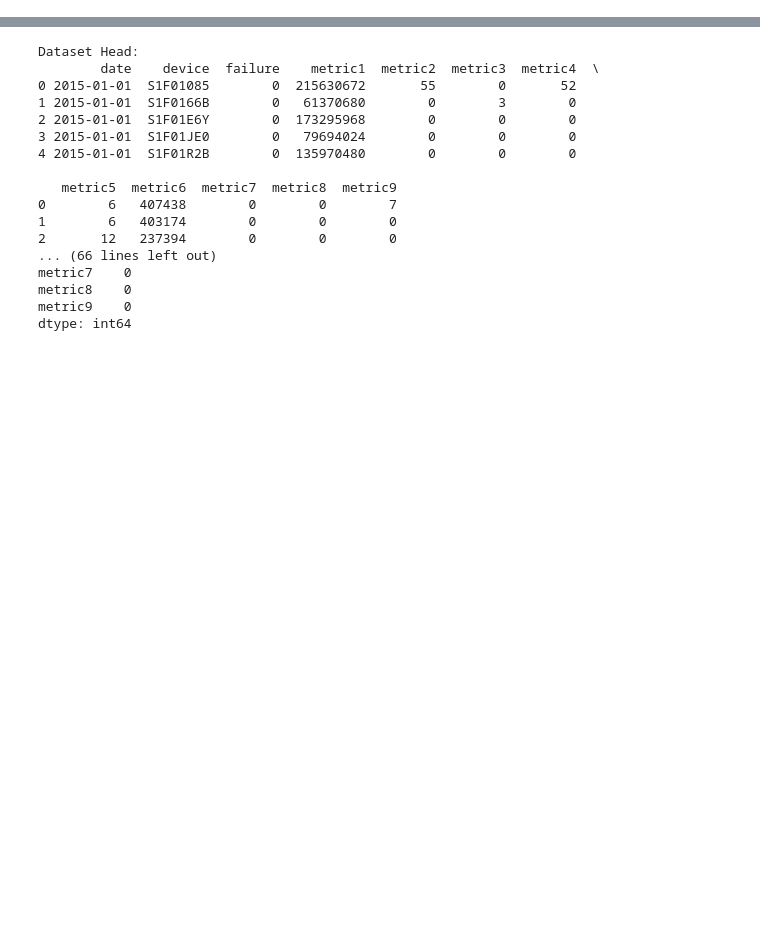
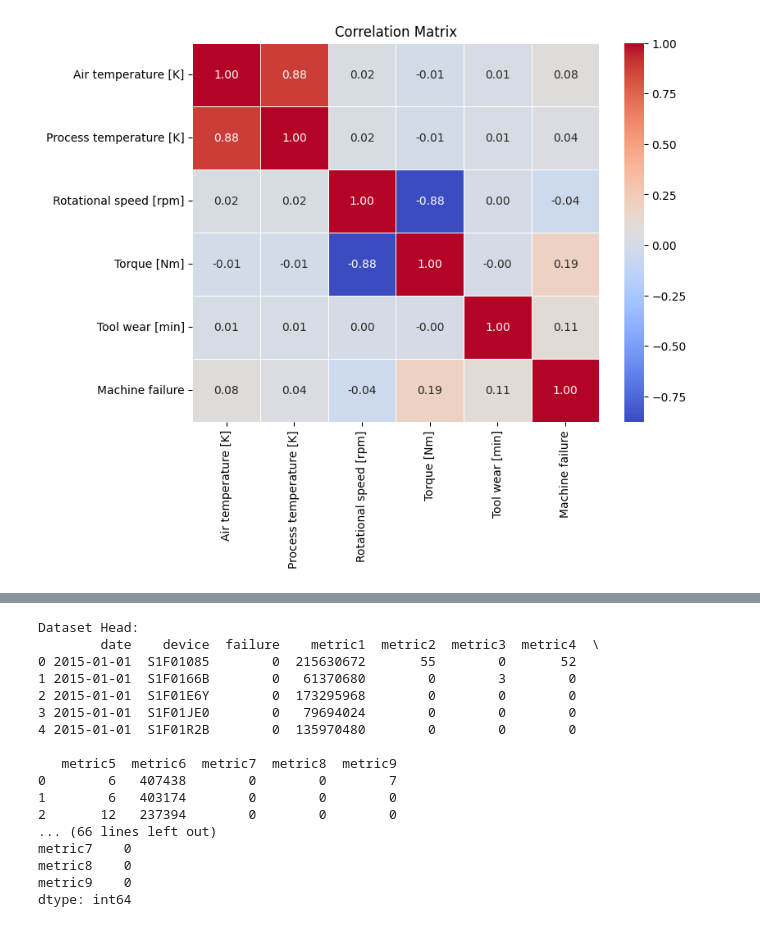
Before and after one commit to VarunBondugula/PredictiveMaintenanceDSProject, a Jupyter notebook: Notebook.ipynb, the cells around one changed output, grey strips where cells are left out. Saved outputs shown, nothing was run; the diff lists cells and outputs as text; code cells hidden in the pictures; blank space fills up the shorter version.

```diff
--- a/Notebook.ipynb
+++ b/Notebook.ipynb
@@ -0,0 +13,2 @@
+# %%
+data = pd.read_csv('ai4i2020.csv')
@@ -0,0 +66,4 @@
+# %%
+columns_to_drop = ['TWF', 'HDF', 'PWF', 'OSF', 'RNF']
+data = data.drop(columns=columns_to_drop)
+data.head()
@@ -0,0 +77,10 @@
+# %%
+features = ['Air temperature [K]', 'Process temperature [K]', 'Rotational speed [rpm]', 'Torque [Nm]',
+            'Tool wear [min]', 'Machine failure']
+correlation_matrix = data[features].corr()
+plt.figure(figsize=(8, 6))
+sns.heatmap(correlation_matrix, annot=True, cmap='coolwarm', fmt='.2f', linewidths=0.5)
+plt.title('Correlation Matrix')
+plt.show()
+# %% [output]
+[figure, added]
```
Also changed, not shown: parts of 10 cells of this notebook, 1 other file.
